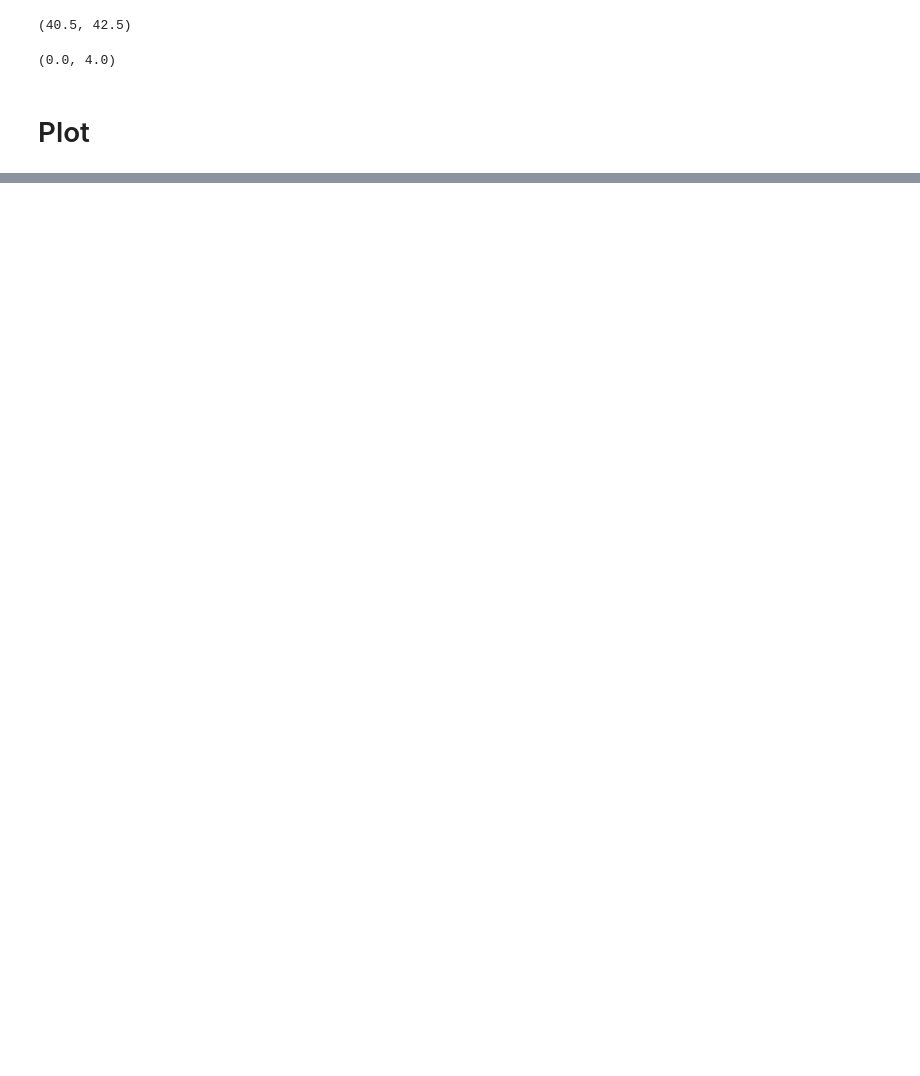
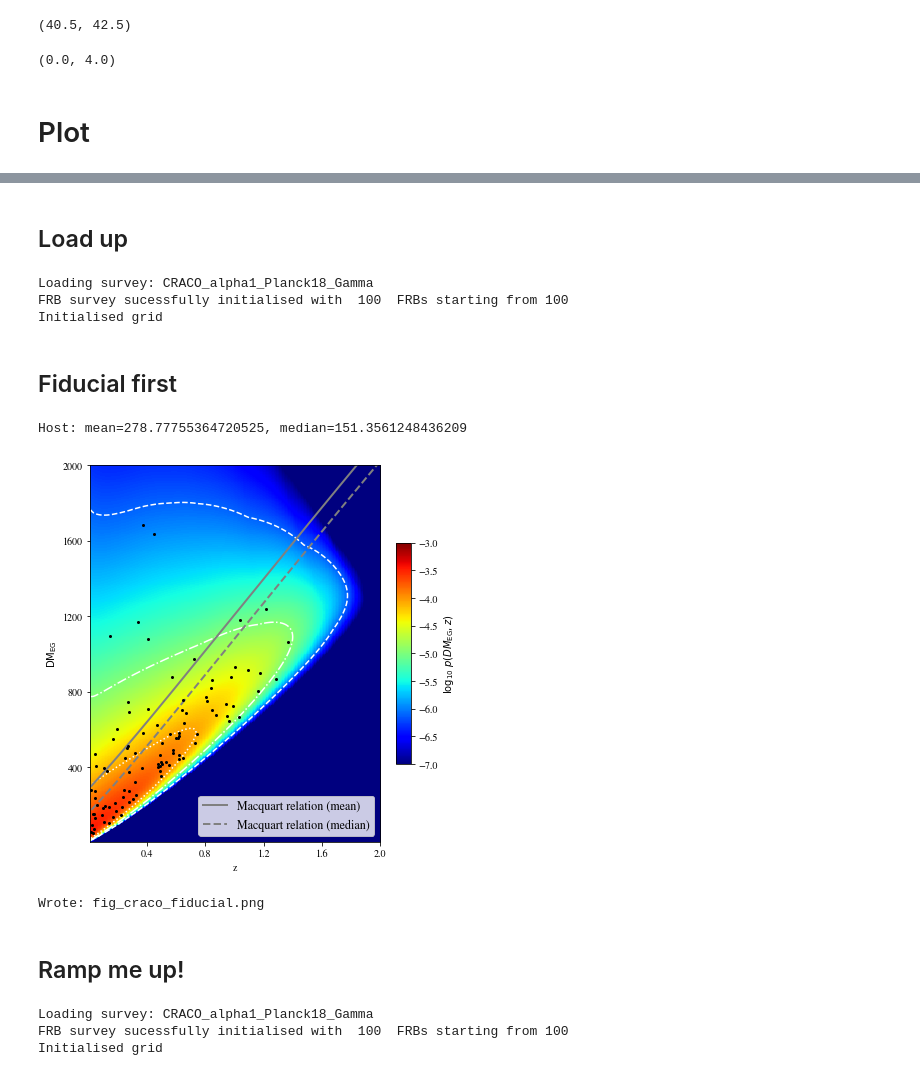
Before and after one commit to FRBs/zdm, a Jupyter notebook: papers/H0_I/Figures/Emax_vs_sfr.ipynb, the cells around one changed output, grey strips where cells are left out. Saved outputs shown, nothing was run; the diff lists cells and outputs as text; code cells hidden in the pictures; blank space fills up the shorter version.

```diff
--- a/papers/H0_I/Figures/Emax_vs_sfr.ipynb
+++ b/papers/H0_I/Figures/Emax_vs_sfr.ipynb
@@ -49,0 +86,43 @@ plt.show()
+# %% [markdown]
+## Load up
+# %%
+############## Load up ##############
+input_dict=io.process_jfile('../Analysis/Cubes/craco_sfr_Emax_cube.json')
+
+# Deconstruct the input_dict
+state_dict, cube_dict, vparam_dict = it.parse_input_dict(input_dict)
+
+############## Initialise ##############
+# ONLY FOR CRACO SO FAR
+survey, grid = loading.survey_and_grid(
+    state_dict=state_dict,
+    survey_name='CRACO_alpha1_Planck18_Gamma',
+    NFRB=100,
+    iFRB=100)
+# %% [output]
+Loading survey: CRACO_alpha1_Planck18_Gamma
+FRB survey sucessfully initialised with  100  FRBs starting from 100
+Initialised grid
+# %% [markdown]
+## Fiducial first
+# %%
+reload(figs_zdm_H0_I)
+figs_zdm_H0_I.fig_craco_fiducial(grid=grid, survey=survey, show=True, figsize=(6,6))
+# %% [output]
+Host: mean=278.77755364720525, median=151.3561248436209
+[figure, added]
+Wrote: fig_craco_fiducial.png
+# %% [markdown]
+## Ramp me up!
+# %%
+############## Initialise ##############
+# ONLY FOR CRACO SO FAR
+survey2, grid2 = loading.survey_and_grid(
+    state_dict=state_dict,
+    survey_name='CRACO_alpha1_Planck18_Gamma',
+    NFRB=100,
+    iFRB=100)
+# %% [output]
+Loading survey: CRACO_alpha1_Planck18_Gamma
+FRB survey sucessfully initialised with  100  FRBs starting from 100
+Initialised grid
```
Also changed, not shown: parts of 24 cells of this notebook, 4 other files.
